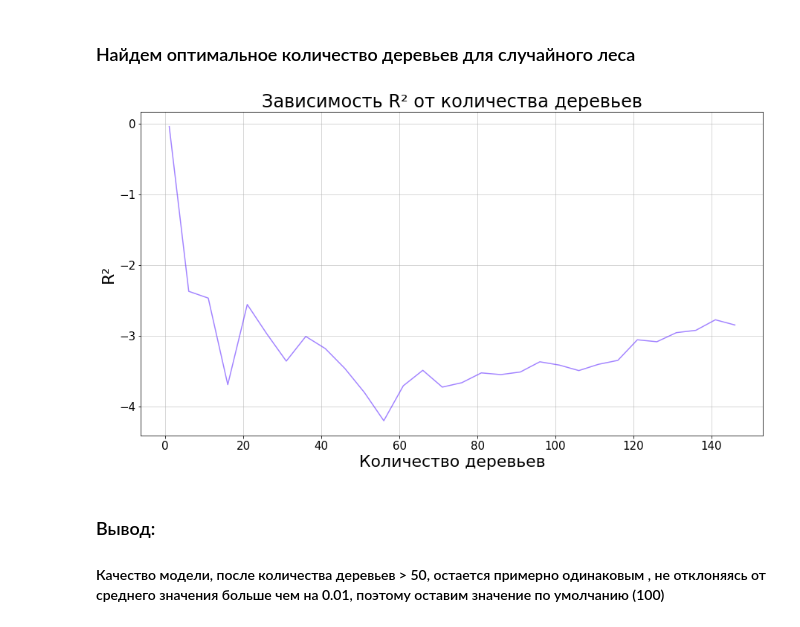
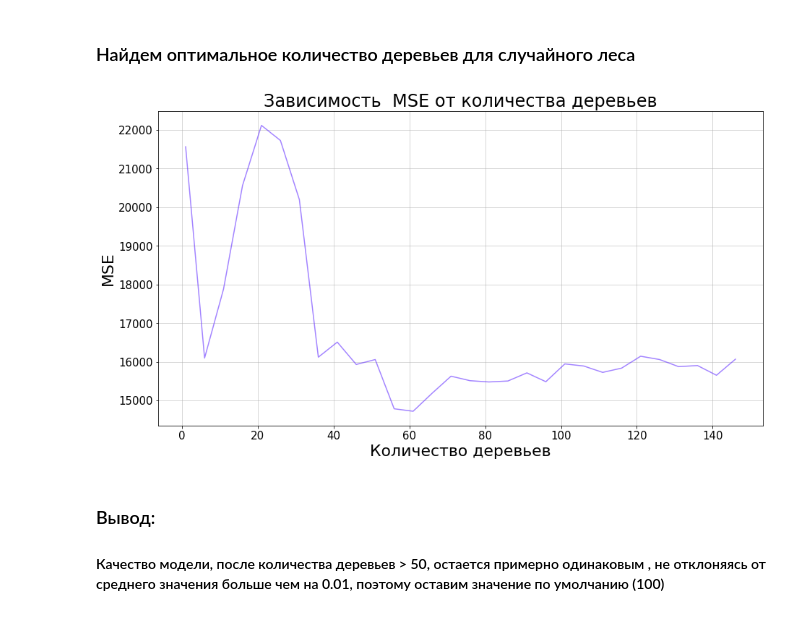
Before and after one commit to xtess16/RTSI, a Jupyter notebook: RTS_machine_learning.ipynb, the cells around one changed output. Saved outputs shown, nothing was run; the diff lists cells and outputs as text; code cells hidden in the pictures.

```diff
--- a/RTS_machine_learning.ipynb
+++ b/RTS_machine_learning.ipynb
@@ -8,6 +8,8 @@ from sklearn.metrics import r2_score
 from sklearn.decomposition import PCA
 from lightgbm import LGBMRegressor
 from xgboost import XGBRegressor
+from itertools import product
+from functools import reduce
 
 import numpy as np
 import pandas as pd
@@ -42,6 +44,10 @@ def read_csv(*args, **kwargs):
     else:
         res = res.append(res.resample('1m').last())
     return res
+
+
+def mse(fact, predict):
+    return ((fact - (predict))**2).sum()/fact.shape[0]
 # %%
 # Создание series'ов и dataframe'ов
 factors_csv = os.listdir(factors_dir)
@@ -122,6 +128,9 @@ for column_name in all_df.columns:
 # Тренировочную выборку(исключая из нее погодичные данные) и целевую
 x_df = all_df['1996-02':'2019'].drop(annual_data+['RTSI'], axis=1).resample('1m').last().dropna()
 y_df = all_df['RTSI']['1996':'2019'].resample('1m').last().shift(1).dropna()
+
+x_df = x_df.shift(1).dropna()
+y_df = y_df[1:]
 # %%
 tmp = x_df[['SP500', 'SSE', 'DAX', 'FTSE']]
 tmp_centered = [tmp[col]-tmp[col].mean() for col in tmp.columns]
@@ -162,11 +171,11 @@ x_df['TIME'] = np.arange(1, x_df.shape[0]+1)
 #     x_df.drop(['FTSE', 'DAX', 'SP500', 'SSE'], axis=1)[:'2019-06'],
 #     y_df[:'2019-06'], test_size=test_size, random_state=random_state)
 
-Xtrn = x_df[:'2018'].drop(['FTSE', 'DAX', 'SP500', 'SSE'], axis=1)
-Xtest = x_df['2019':].drop(['FTSE', 'DAX', 'SP500', 'SSE'], axis=1)
+Xtrn = x_df[:'2017'].drop(['FTSE', 'DAX', 'SP500', 'SSE'], axis=1)
+Xtest = x_df['2018':].drop(['FTSE', 'DAX', 'SP500', 'SSE'], axis=1)
 
-Ytrn = y_df[:'2018']
-Ytest = y_df['2019':]
+Ytrn = y_df[:'2017']
+Ytest = y_df['2018':]
 # %% [markdown]
 ## RandomForest
 # %% [markdown]
@@ -234,38 +243,41 @@ tmp_grid_n_estimators = np.arange(1, 151, 5)
 for i in tqdm(tmp_grid_n_estimators):
     tmp_rforest_fitted_model = RandomForestRegressor(n_estimators=i, random_state=random_state).fit(Xtrn, Ytrn)
     tmp_rforest_r2 = r2_score(Ytest, tmp_rforest_fitted_model.predict(Xtest))
-    tmp_result = np.append(tmp_result, tmp_rforest_r2)
+    tmp_rforest_mse = mse(Ytest, tmp_rforest_fitted_model.predict(Xtest))
+    tmp_result = np.append(tmp_result, tmp_rforest_mse)
 
 # Отрисовка результата
 plt.plot(tmp_grid_n_estimators, tmp_result, color='#63f9')
 
 # Отрисовка коридора, верх которого = среднему значению + 0.01, а низ - среднему значению - 0.01
 # corridor_range = (50, max(tmp_grid_n_estimators))
 # corridor_top = tmp_result[corridor_range[0]:].mean()+.01
 # corridor_bottom = tmp_result[corridor_range[0]:].mean()-.01
 # plt.fill_between(
 #     corridor_range,
 #     corridor_top,
 #     corridor_bottom,
 #     color='#6f84',
 # )
 # plt.hlines(
 #     [corridor_top, corridor_bottom],
 #     *corridor_range,
 #     color='#200b'
 # )
-plt.title(f'Зависимость R{chr(178)} от количества деревьев')
+# plt.title(f'Зависимость R{chr(178)} от количества деревьев')
+plt.title(f'Зависимость  MSE от количества деревьев')
 plt.xlabel('Количество деревьев')
-plt.ylabel(f'R{chr(178)}')
+# plt.ylabel(f'R{chr(178)}')
+plt.ylabel('MSE')
 # plt.text(
 #     corridor_range[0]+4,
 #     corridor_bottom-.01,
 #     'По коридору видно, что качество модели не меняется после 50 деревьев',
 #     fontsize=15
 # )
 plt.show()
 # %% [output]
-[figure, old version]
+[figure, new version]
 # %% [markdown]
 ### Вывод:
 #### Качество модели, после количества деревьев > 50, остается примерно одинаковым , не отклоняясь от среднего значения больше чем на 0.01, поэтому оставим значение по умолчанию (100)
```
Also changed, not shown: parts of 10 cells of this notebook, 2 other files.
